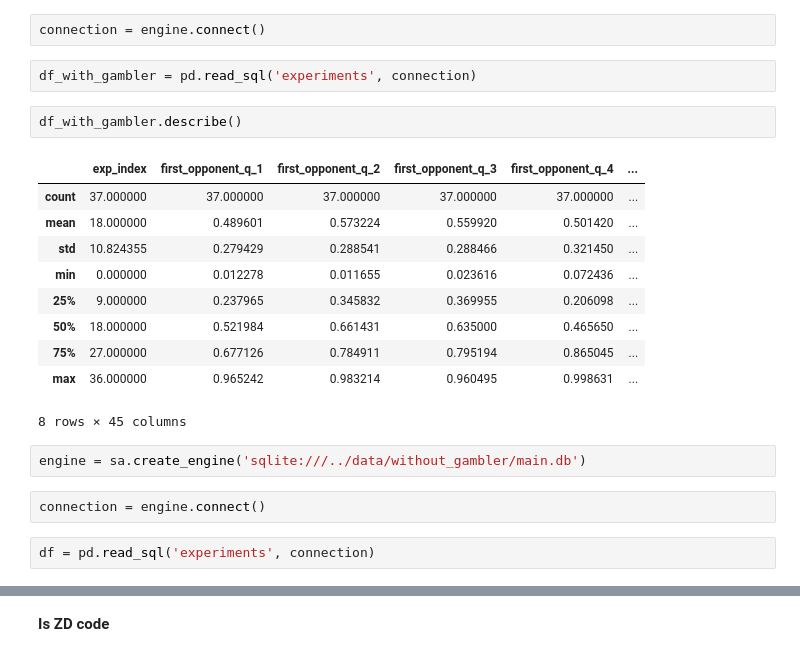
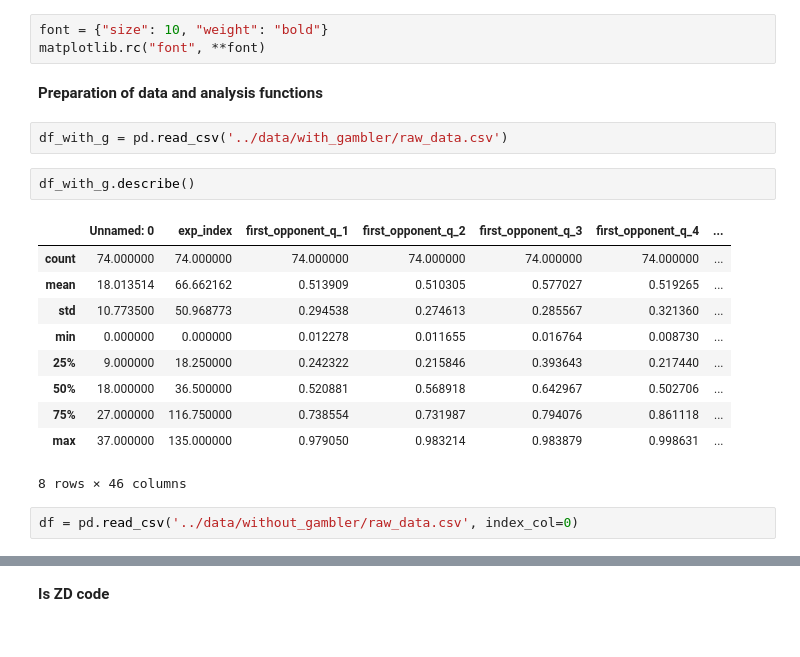
Before and after one commit to Nikoleta-v3/Memory-size-in-the-prisoners-dilemma, a Jupyter notebook: nbs/Analysis data.ipynb, the cells around one changed output, grey strips where cells are left out. Drawn from its saved outputs; the diff is of its cells as text.

```diff
--- a/nbs/Analysis data.ipynb
+++ b/nbs/Analysis data.ipynb
@@ -16,26 +10,25 @@ engine = sa.create_engine('sqlite:///../data/with_gambler/main.db')
-# %%
-connection = engine.connect()
-# %%
-df_with_gambler = pd.read_sql('experiments', connection)
+# %%
+font = {"size": 10, "weight": "bold"}
+matplotlib.rc("font", **font)
+# %% [markdown]
+**Preparation of data and analysis functions**
+# %%
+df_with_g = pd.read_csv('../data/with_gambler/raw_data.csv')
 # %%
-df_with_gambler.describe()
+df_with_g.describe()
 # %% [output]
-|  | exp_index | first_opponent_q_1 | first_opponent_q_2 | first_opponent_q_3 | first_opponent_q_4 | ... |
-| count | 37.000000 | 37.000000 | 37.000000 | 37.000000 | 37.000000 | ... |
-| mean | 18.000000 | 0.489601 | 0.573224 | 0.559920 | 0.501420 | ... |
-| std | 10.824355 | 0.279429 | 0.288541 | 0.288466 | 0.321450 | ... |
-| min | 0.000000 | 0.012278 | 0.011655 | 0.023616 | 0.072436 | ... |
-| 25% | 9.000000 | 0.237965 | 0.345832 | 0.369955 | 0.206098 | ... |
-| 50% | 18.000000 | 0.521984 | 0.661431 | 0.635000 | 0.465650 | ... |
-| 75% | 27.000000 | 0.677126 | 0.784911 | 0.795194 | 0.865045 | ... |
-| max | 36.000000 | 0.965242 | 0.983214 | 0.960495 | 0.998631 | ... |
+|  | Unnamed: 0 | exp_index | first_opponent_q_1 | first_opponent_q_2 | first_opponent_q_3 | first_opponent_q_4 | ... |
+| count | 74.000000 | 74.000000 | 74.000000 | 74.000000 | 74.000000 | 74.000000 | ... |
+| mean | 18.013514 | 66.662162 | 0.513909 | 0.510305 | 0.577027 | 0.519265 | ... |
+| std | 10.773500 | 50.968773 | 0.294538 | 0.274613 | 0.285567 | 0.321360 | ... |
+| min | 0.000000 | 0.000000 | 0.012278 | 0.011655 | 0.016764 | 0.008730 | ... |
+| 25% | 9.000000 | 18.250000 | 0.242322 | 0.215846 | 0.393643 | 0.217440 | ... |
+| 50% | 18.000000 | 36.500000 | 0.520881 | 0.568918 | 0.642967 | 0.502706 | ... |
+| 75% | 27.000000 | 116.750000 | 0.738554 | 0.731987 | 0.794076 | 0.861118 | ... |
+| max | 37.000000 | 135.000000 | 0.979050 | 0.983214 | 0.983879 | 0.998631 | ... |
-8 rows × 45 columns
+8 rows × 46 columns
-# %%
-engine = sa.create_engine('sqlite:///../data/without_gambler/main.db')
-# %%
-connection = engine.connect()
-# %%
-df = pd.read_sql('experiments', connection)
+# %%
+df = pd.read_csv('../data/without_gambler/raw_data.csv', index_col=0)
 # %%
 df.describe()
 # %% [output]
```
Also changed, not shown: parts of 88 cells of this notebook, 10 other files.
